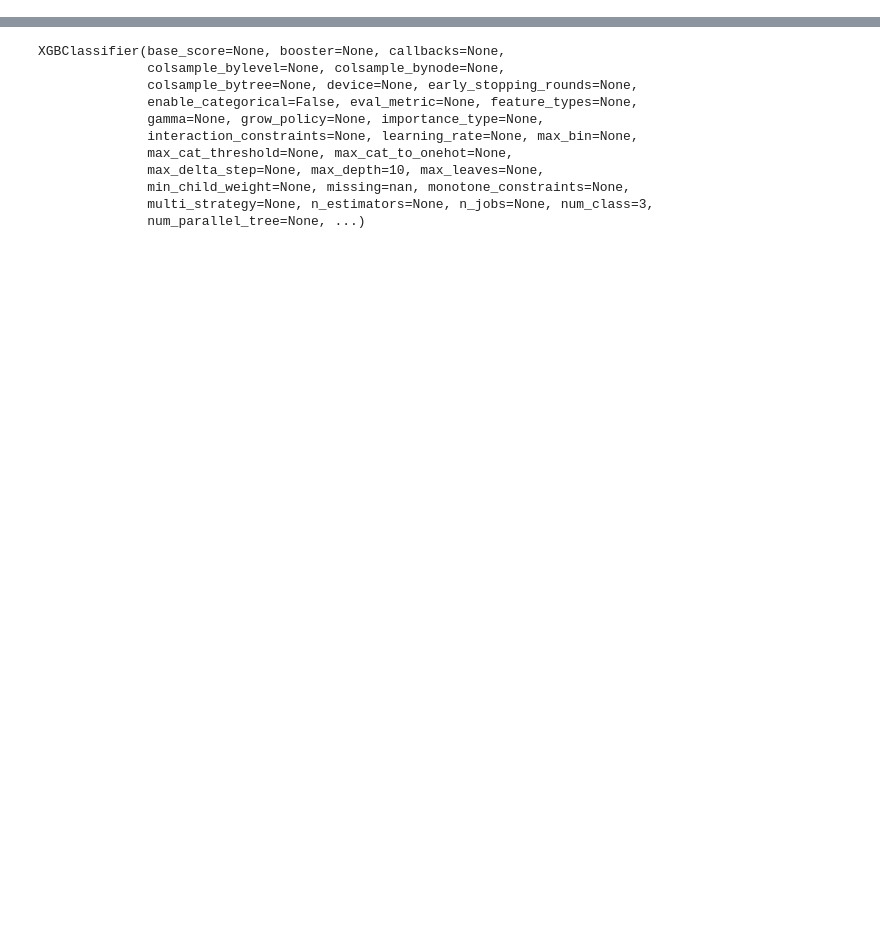
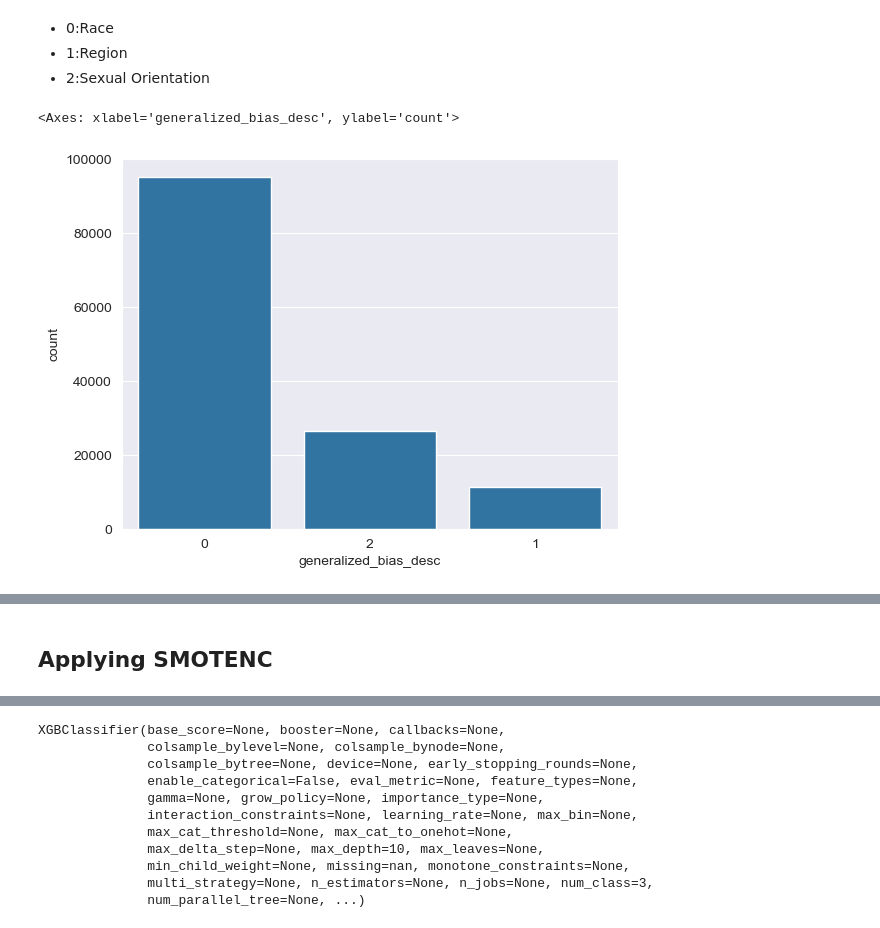
Before and after one commit to UWI-Zess/COMP6940-Project, a Jupyter notebook: models/gradient_boost_model.ipynb, the cells around one changed output, grey strips where cells are left out. Drawn from its saved outputs; the diff is of its cells as text; code cells hidden in the pictures; blank space fills up the shorter version.

```diff
--- a/models/gradient_boost_model.ipynb
+++ b/models/gradient_boost_model.ipynb
@@ -29,6 +29,17 @@ df.head()
 X_xgb = df[["region_name", "offender_race", "grouped_total_offender_count", "grouped_victim_count", "generalized_offense_name", "generalized_location_name"]]
 
 Y_xgb = df["generalized_bias_desc"]
+# %% [markdown]
+- 0:Race
+- 1:Region
+- 2:Sexual Orientation
+# %%
+order = Y_xgb.value_counts().index
+
+sns.countplot(x=Y_xgb, order=order)
+# %% [output]
+<Axes: xlabel='generalized_bias_desc', ylabel='count'>
+[figure, added]
 # %%
 cat_vars=["region_name", "offender_race", "grouped_total_offender_count", "grouped_victim_count", "generalized_offense_name", "generalized_location_name"]
 
@@ -56,0 +68,2 @@ X_train, X_test, y_train, y_test = train_test_split(X_xgb, Y_xgb, test_size=0.2,
+# %% [markdown]
+## Applying SMOTENC
```
Also changed, not shown: parts of 6 cells of this notebook.
